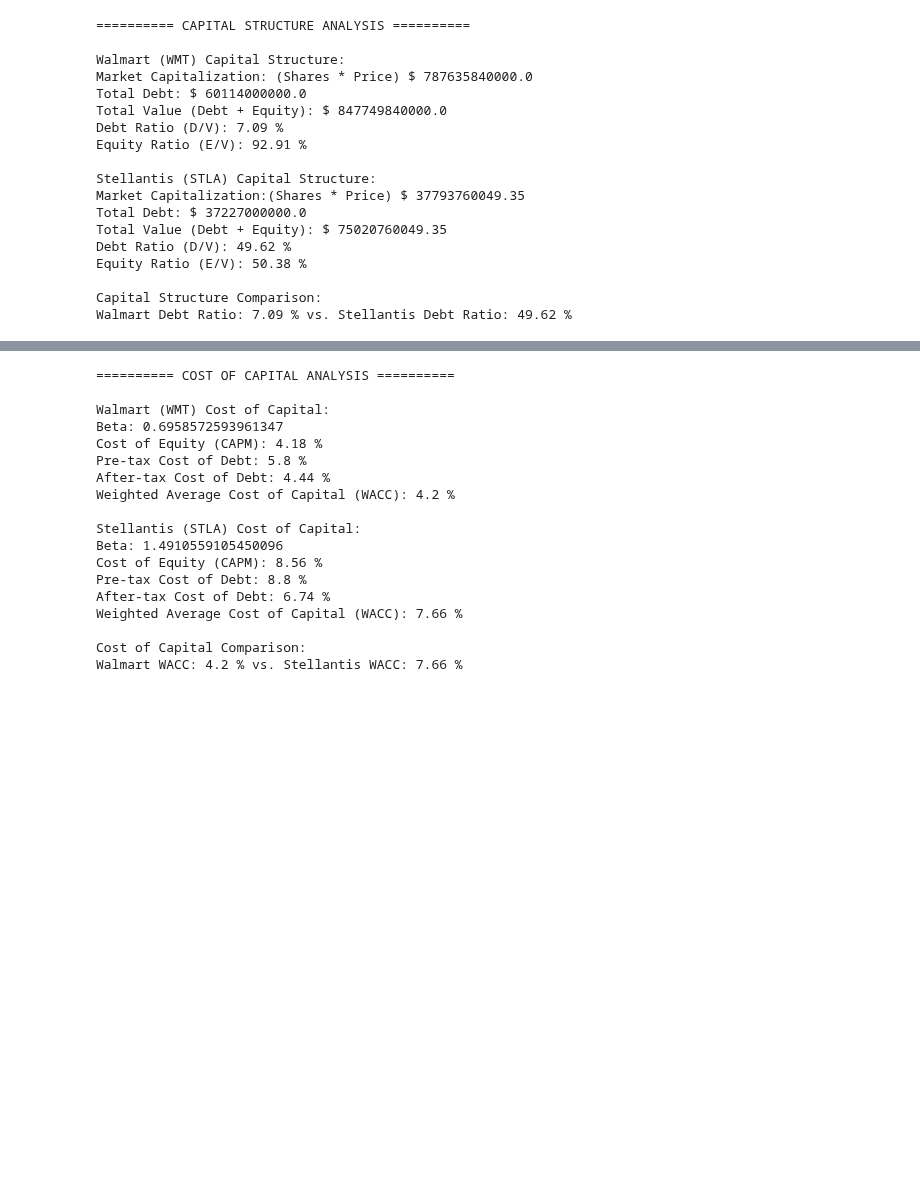
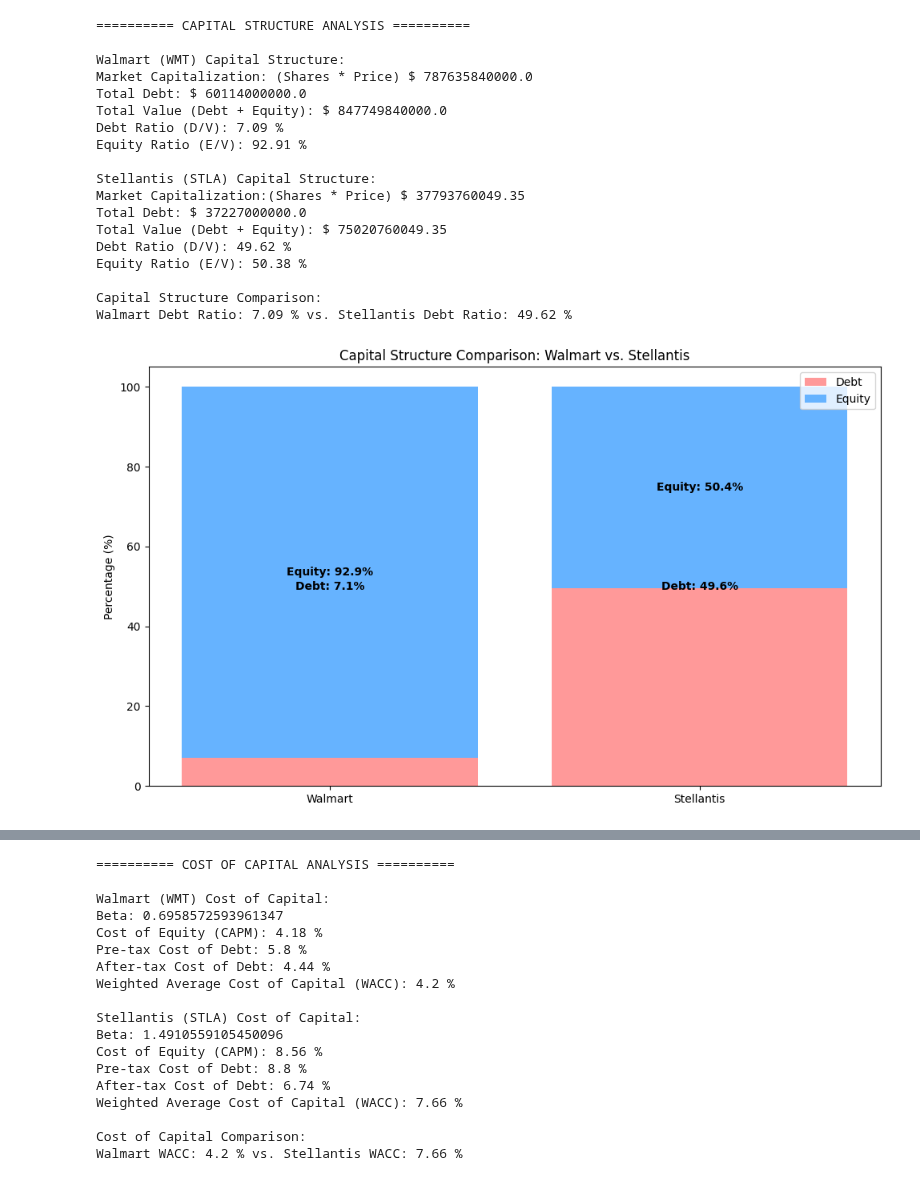
Before and after one commit to simonefilosofi/STLA-and-WMT-financial-analysis, a Jupyter notebook: CapitalStructure&Dividends.ipynb, the cells around one changed output, grey strips where cells are left out. Saved outputs shown, nothing was run; the diff lists cells and outputs as text; code cells hidden in the pictures; blank space fills up the shorter version.

Commit message:
Growth vs Value + Graphs and Markdown Report

```diff
--- a/CapitalStructure&Dividends.ipynb
+++ b/CapitalStructure&Dividends.ipynb
@@ -65,3 +65,32 @@ Equity Ratio (E/V): 50.38 %
 
 Capital Structure Comparison:
 Walmart Debt Ratio: 7.09 % vs. Stellantis Debt Ratio: 49.62 %
+# %%
+# Add visualization for capital structure comparison
+import matplotlib.pyplot as plt
+import numpy as np
+
+# Create data for stacked bar chart
+companies = ['Walmart', 'Stellantis']
+debt = [wmt_debt_ratio * 100, stla_debt_ratio * 100]
+equity = [wmt_equity_ratio * 100, stla_equity_ratio * 100]
+
+# Create the stacked bar chart
+fig, ax = plt.subplots(figsize=(10, 6))
+ax.bar(companies, debt, label='Debt', color='#ff9999')
+ax.bar(companies, equity, bottom=debt, label='Equity', color='#66b3ff')
+
+# Add labels and title
+ax.set_ylabel('Percentage (%)')
+ax.set_title('Capital Structure Comparison: Walmart vs. Stellantis')
+ax.legend()
+
+# Add percentage labels on the bars
+for i, company in enumerate(companies):
+    ax.text(i, 50, f"Debt: {debt[i]:.1f}%", ha='center', va='center', fontweight='bold')
+    ax.text(i, debt[i] + (equity[i]/2), f"Equity: {equity[i]:.1f}%", ha='center', va='center', fontweight='bold')
+
+plt.tight_layout()
+plt.show()
+# %% [output]
+[figure, added]
```
Also changed, not shown: parts of 9 cells of this notebook.
